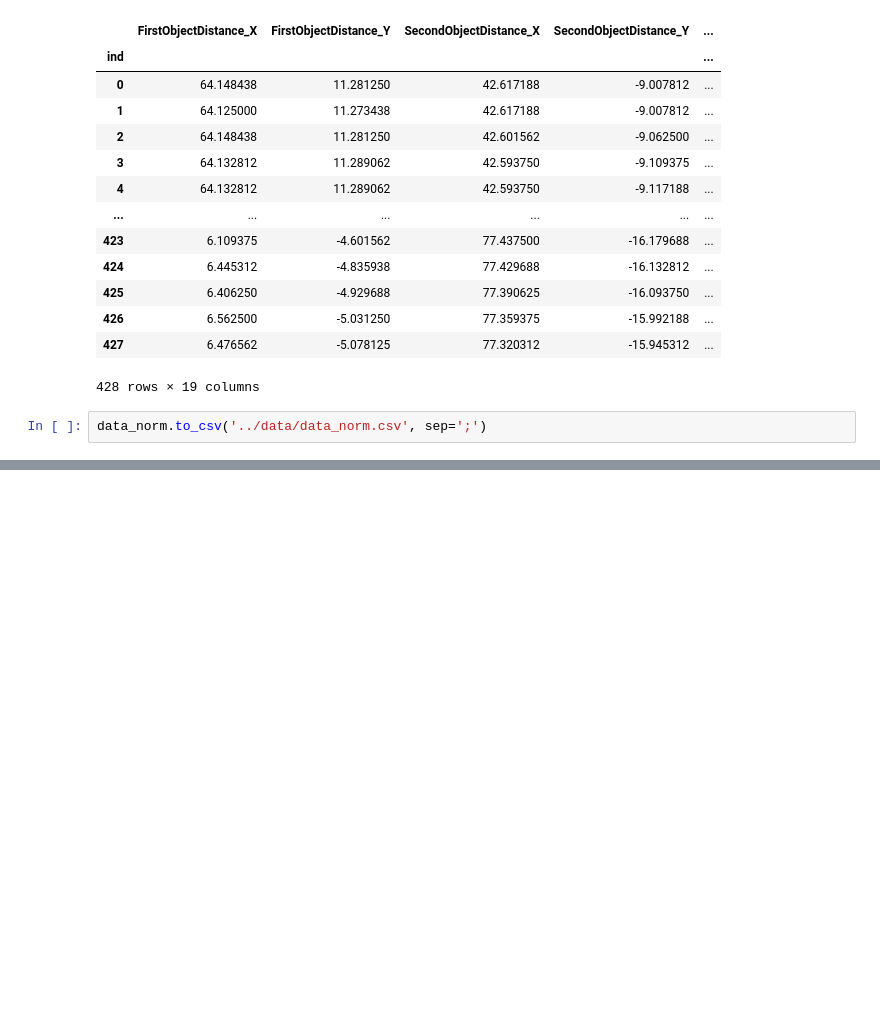
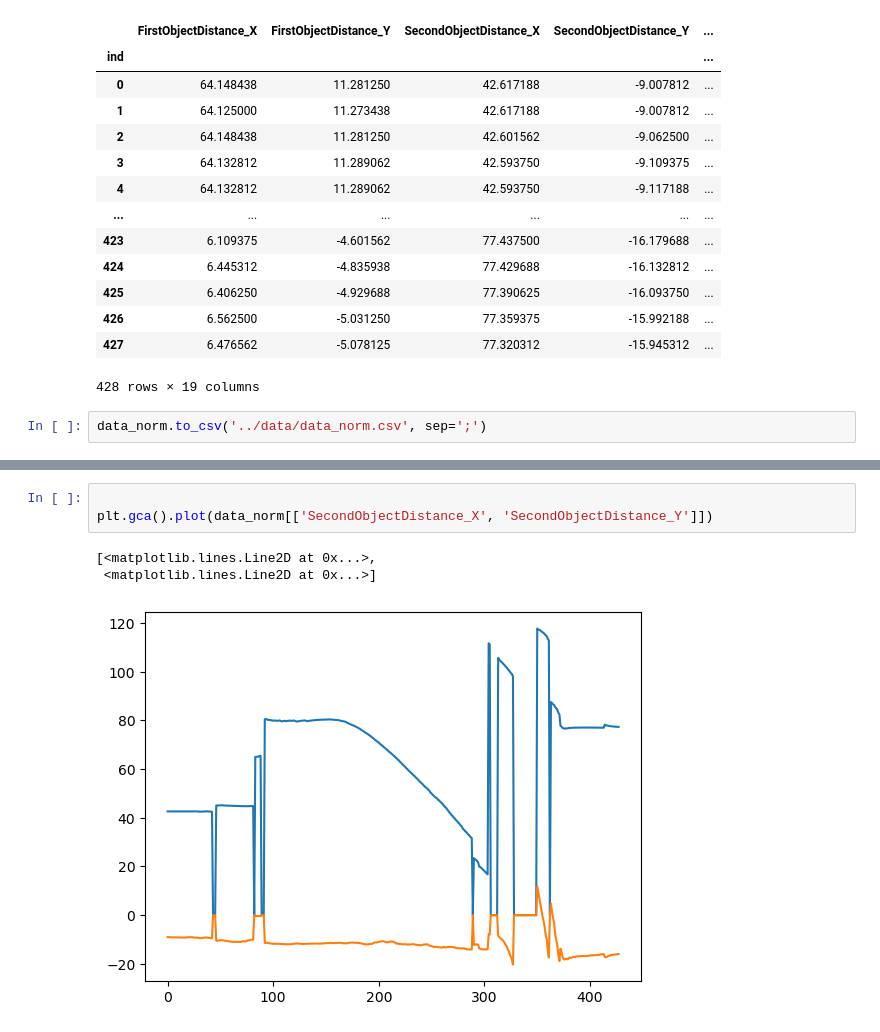
Before and after one commit to Fullbaro/CodeLikeABosch2023, a Jupyter notebook: code/bence.ipynb, the cells around one changed output, grey strips where cells are left out. Cells and saved outputs as stored; diff of their text form; blank space fills up the shorter version.

```diff
--- a/code/bence.ipynb
+++ b/code/bence.ipynb
@@ -43,0 +76,7 @@ data_norm.to_csv('../data/data_norm.csv', sep=';')
+# %%
+
+plt.gca().plot(data_norm[['SecondObjectDistance_X', 'SecondObjectDistance_Y']])
+# %% [output]
+[<matplotlib.lines.Line2D at 0x...>,
+ <matplotlib.lines.Line2D at 0x...>]
+[figure, added]
```
Also changed, not shown: parts of 9 cells of this notebook.
